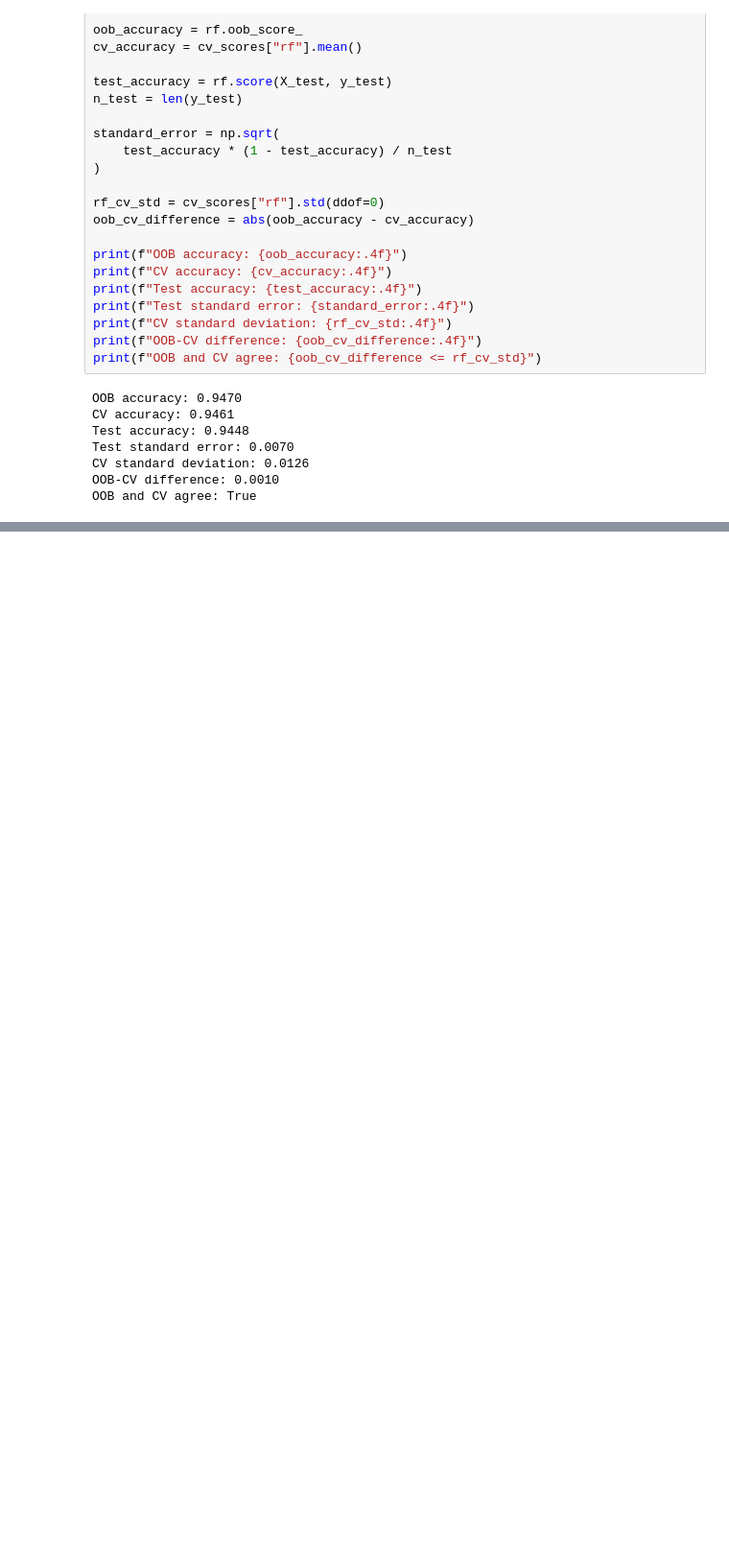
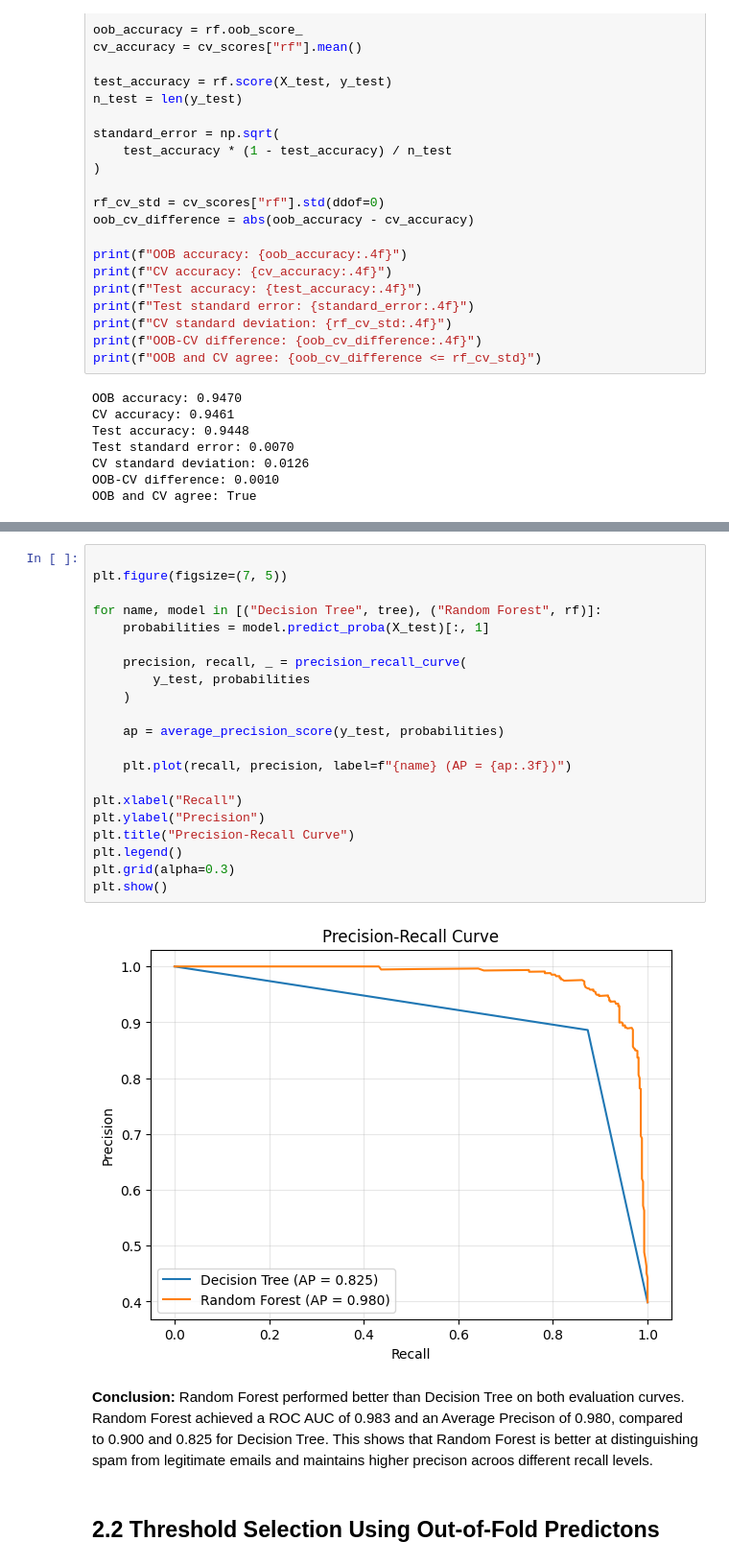
Before and after one commit to Meyrim1/meirim_ML_task_4, a Jupyter notebook: meirim_task4.ipynb, the cells around one changed output, grey strips where cells are left out. Shown at 96% size. Cells and saved outputs as stored; diff of their text form; blank space fills up the shorter version.

Commit message:
Complete spam filter evaluation and voting ensembles

```diff
--- a/meirim_task4.ipynb
+++ b/meirim_task4.ipynb
@@ -270,0 +306,27 @@ The test accuracy was also close ton both estimates, with a standard error of 0.
+# %%
+
+plt.figure(figsize=(7, 5))
+
+for name, model in [("Decision Tree", tree), ("Random Forest", rf)]:
+    probabilities = model.predict_proba(X_test)[:, 1]
+
+    precision, recall, _ = precision_recall_curve(
+        y_test, probabilities
+    )
+
+    ap = average_precision_score(y_test, probabilities)
+
+    plt.plot(recall, precision, label=f"{name} (AP = {ap:.3f})")
+
+plt.xlabel("Recall")
+plt.ylabel("Precision")
+plt.title("Precision-Recall Curve")
+plt.legend()
+plt.grid(alpha=0.3)
+plt.show()
+# %% [output]
+[figure, added]
+# %% [markdown]
+**Conclusion:** Random Forest performed better than Decision Tree on both evaluation curves. Random Forest achieved a ROC AUC of 0.983 and an Average Precison of 0.980, compared to 0.900 and 0.825 for Decision Tree. This shows that Random Forest is better at distinguishing spam from legitimate emails and maintains higher precison acroos different recall levels.
+# %% [markdown]
+## 2.2 Threshold Selection Using Out-of-Fold Predictons
```
Also changed, not shown: parts of 28 cells of this notebook.
